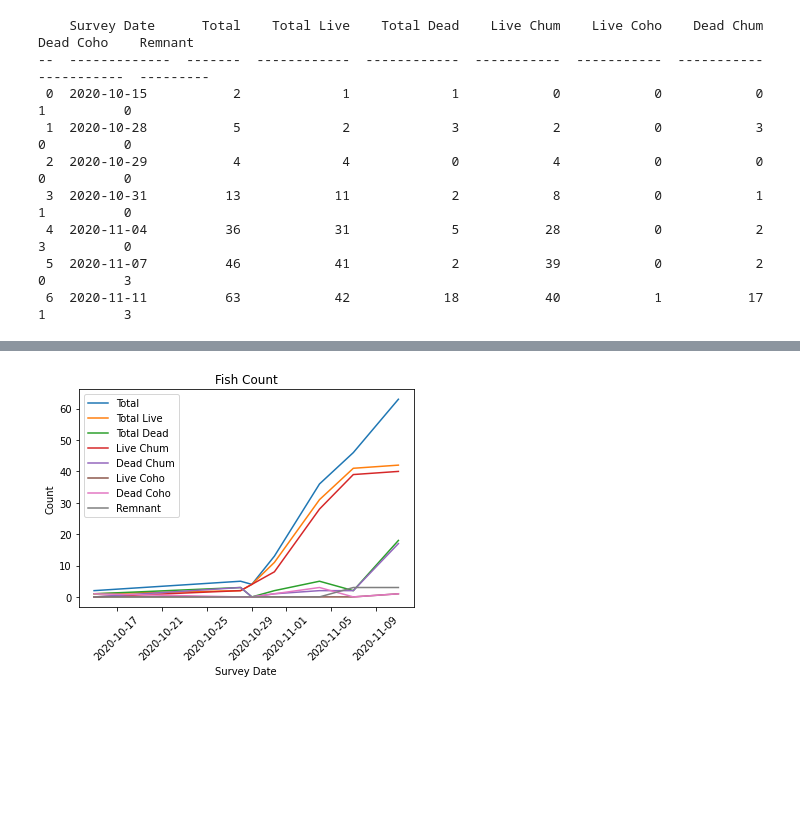
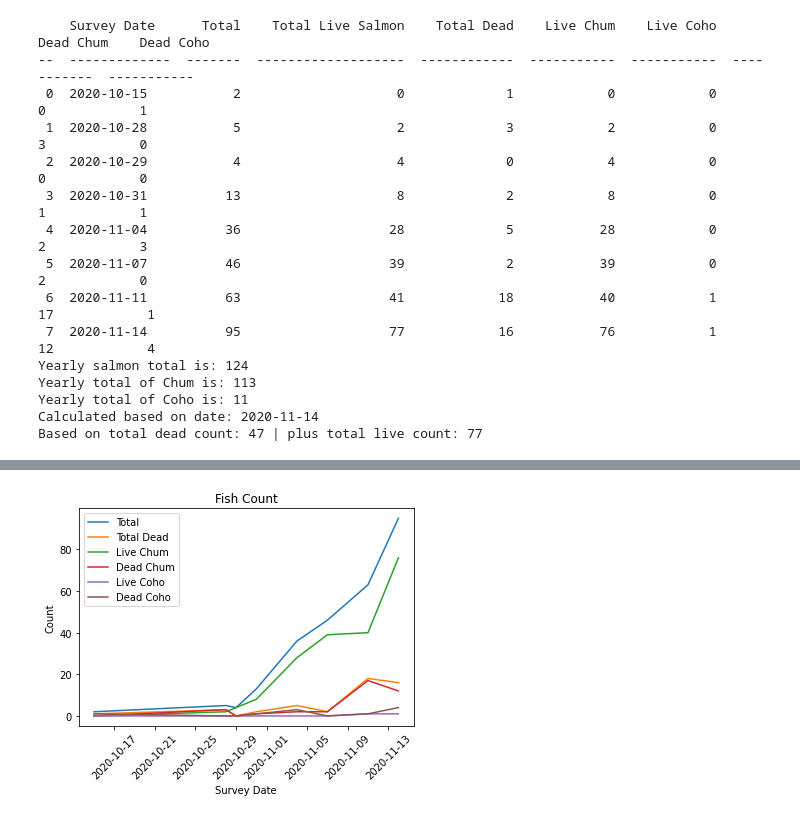
Before and after one commit to slfisco/salmonNotebook, a Jupyter notebook: salmonNotebook.ipynb, the cells around one changed output, grey strips where cells are left out. Saved outputs shown, nothing was run; the diff lists cells and outputs as text; code cells hidden in the pictures; blank space fills up the shorter version.

Commit message:
add yearly totals and update table columns

```diff
--- a/salmonNotebook.ipynb
+++ b/salmonNotebook.ipynb
@@ -11,46 +11,63 @@ def getEntries(uri):
     return df
 
 def addStats(survey, salmonDf):
     surveyUUID = survey['ec5_uuid']
     todaySalmonDf = salmonDf[salmonDf['ec5_parent_uuid'] == surveyUUID]
     deadChum = (todaySalmonDf.loc[((todaySalmonDf['12_Species'] == 'Chum') & (todaySalmonDf['16_Status'] == 'Dead'))].shape[0])
     deadCoho = (todaySalmonDf.loc[((todaySalmonDf['12_Species'] == 'Coho') & (todaySalmonDf['16_Status'] == 'Dead'))].shape[0])
     liveChum = (todaySalmonDf.loc[((todaySalmonDf['12_Species'] == 'Chum') & (todaySalmonDf['16_Status'] == 'Live'))].shape[0])
     liveCoho = (todaySalmonDf.loc[((todaySalmonDf['12_Species'] == 'Coho') & (todaySalmonDf['16_Status'] == 'Live'))].shape[0])
-    remnant = todaySalmonDf.loc[(todaySalmonDf['16_Status'] == 'Remnant')].shape[0]
     totalDead = todaySalmonDf.loc[(todaySalmonDf['16_Status'] == 'Dead')].shape[0]
-    totalLive = todaySalmonDf.loc[(todaySalmonDf['16_Status'] == 'Live')].shape[0]
+    totalLiveSalmon = liveChum + liveCoho
     total = (todaySalmonDf.shape[0])
-    statsRow = pd.Series({'Survey Date': datetime.datetime.strptime(survey['1_Survey_Date'], '%m/%d/%Y').date(), 'Dead Chum': deadChum, 'Dead Coho': deadCoho, 'Live Chum': liveChum, 'Live Coho': liveCoho, 'Remnant': remnant, 'Total Dead': totalDead, 'Total Live': totalLive, 'Total': total})
+    statsRow = pd.Series({'Survey Date': datetime.datetime.strptime(survey['1_Survey_Date'], '%m/%d/%Y').date(), 'Dead Chum': deadChum, 'Dead Coho': deadCoho, 'Live Chum': liveChum, 'Live Coho': liveCoho, 'Total Dead': totalDead, 'Total Live Salmon': totalLiveSalmon, 'Total': total})
     global statsDf
     statsDf = statsDf.append(statsRow, ignore_index = True)
+
+def printYearlyTotals(statsDf):
+    max = (statsDf['Dead to Date']+statsDf['Total Live Salmon']).max()
+    idxmax = (statsDf['Dead to Date']+statsDf['Total Live Salmon']).idxmax()
+    print('Yearly salmon total is:', int(max))
+    print('Yearly total of Chum is:', int((statsDf['Dead Chum to Date']+statsDf['Live Chum']).max()))
+    print('Yearly total of Coho is:', int((statsDf['Dead Coho to Date']+statsDf['Live Coho']).max()))
+    print('Calculated based on date:', statsDf.iloc[idxmax]['Survey Date'])
+    print('Based on total dead count:', int(statsDf.iloc[idxmax]['Dead to Date']), '|', 'plus total live count:', int(statsDf.iloc[idxmax]['Total Live Salmon']))
 
 pd.set_option('display.precision', 0)
 salmonFormURI = 'https://five.epicollect.net/api/export/entries/salmon-survey-2020?form_ref=f550ab6c4dab44f49bcc33b7c1904be9_5d6f509867795'
 surveyFormURI = 'https://five.epicollect.net/api/export/entries/salmon-survey-2020?form_ref=f550ab6c4dab44f49bcc33b7c1904be9_5d6f454667a28'
 salmonDf = getEntries(salmonFormURI)
 surveyDf = getEntries(surveyFormURI)
 statsDf = pd.DataFrame()
-columnOrder =  ['Survey Date', 'Total', 'Total Live', 'Total Dead', 'Live Chum', 'Live Coho', 'Dead Chum', 'Dead Coho', 'Remnant']
+columnOrder =  ['Survey Date', 'Total', 'Total Live Salmon', 'Total Dead', 'Live Chum', 'Live Coho', 'Dead Chum', 'Dead Coho']
 surveyDf.apply(addStats, axis=1, args=[salmonDf])
 statsDf= statsDf.groupby(['Survey Date']).sum().reset_index()
 statsDf = statsDf.sort_values(by=['Survey Date'])[columnOrder]
-print(statsDf.to_markdown(tablefmt='simple'))
-plot = statsDf.plot(ylabel = 'Count', title = 'Fish Count', rot=45, y=['Total', 'Total Live', 'Total Dead', 'Live Chum', 'Dead Chum', 'Live Coho', 'Dead Coho', 'Remnant'], x='Survey Date')
+kwargs = {'Dead to Date' : statsDf['Total Dead'].cumsum(), 'Dead Chum to Date' : statsDf['Dead Chum'].cumsum(), 'Dead Coho to Date' : statsDf['Dead Coho'].cumsum()}
+statsDf = statsDf.assign(**kwargs)
+print(statsDf[['Survey Date', 'Total', 'Total Live Salmon', 'Total Dead', 'Live Chum', 'Live Coho', 'Dead Chum', 'Dead Coho']].to_markdown(tablefmt='simple'))
+printYearlyTotals(statsDf)
+plot = statsDf.plot(ylabel = 'Count', title = 'Fish Count', rot=45, y=['Total', 'Total Dead', 'Live Chum', 'Dead Chum', 'Live Coho', 'Dead Coho'], x='Survey Date')
 fig = px.density_mapbox(salmonDf, lat='15_Location.latitude', lon='15_Location.longitude', radius=15,
                         center=dict(lat=47.71157, lon=-122.3759), zoom=15, hover_name = 'title', hover_data = ['15_Location.accuracy'],
                         mapbox_style='stamen-terrain', title='Fish Heat Map')
 fig.layout.coloraxis.showscale = False
 fig.show()
 # %% [output]
-    Survey Date      Total    Total Live    Total Dead    Live Chum    Live Coho    Dead Chum    Dead Coho    Remnant
---  -------------  -------  ------------  ------------  -----------  -----------  -----------  -----------  ---------
- 0  2020-10-15           2             1             1            0            0            0            1          0
- 1  2020-10-28           5             2             3            2            0            3            0          0
- 2  2020-10-29           4             4             0            4            0            0            0          0
- 3  2020-10-31          13            11             2            8            0            1            1          0
- 4  2020-11-04          36            31             5           28            0            2            3          0
- 5  2020-11-07          46            41             2           39            0            2            0          3
- 6  2020-11-11          63            42            18           40            1           17            1          3
+    Survey Date      Total    Total Live Salmon    Total Dead    Live Chum    Live Coho    Dead Chum    Dead Coho
+--  -------------  -------  -------------------  ------------  -----------  -----------  -----------  -----------
+ 0  2020-10-15           2                    0             1            0            0            0            1
+ 1  2020-10-28           5                    2             3            2            0            3            0
+ 2  2020-10-29           4                    4             0            4            0            0            0
+ 3  2020-10-31          13                    8             2            8            0            1            1
+ 4  2020-11-04          36                   28             5           28            0            2            3
+ 5  2020-11-07          46                   39             2           39            0            2            0
+ 6  2020-11-11          63                   41            18           40            1           17            1
+ 7  2020-11-14          95                   77            16           76            1           12            4
+Yearly salmon total is: 124
+Yearly total of Chum is: 113
+Yearly total of Coho is: 11
+Calculated based on date: 2020-11-14
+Based on total dead count: 47 | plus total live count: 77
 [interactive output not drawn]
-[figure, old version]
+[figure, new version]
```
